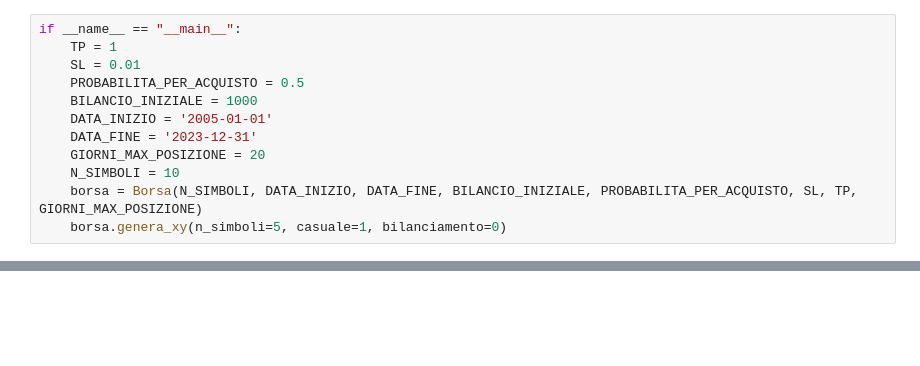
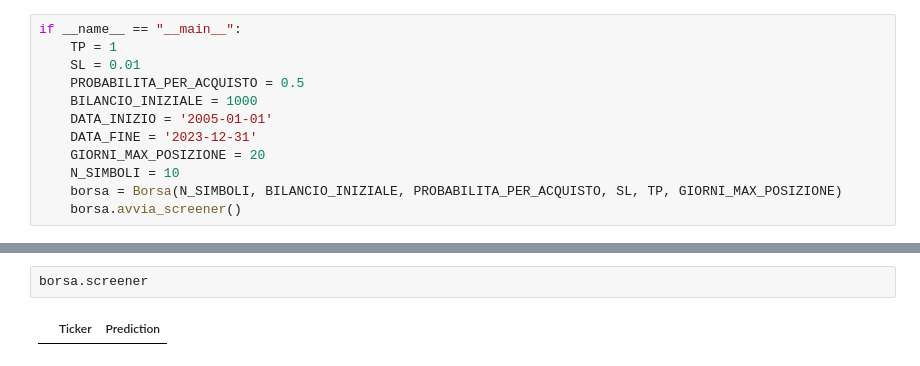
Before and after one commit to enricomarchi/Borsa, a Jupyter notebook: Test_trading_multiplo.ipynb, the cells around one changed output, grey strips where cells are left out. Cells and saved outputs as stored; diff of their text form; blank space fills up the shorter version.

```diff
--- a/Test_trading_multiplo.ipynb
+++ b/Test_trading_multiplo.ipynb
@@ -296,6 +329,6 @@ if __name__ == "__main__":
     DATA_FINE = '2023-12-31'
     GIORNI_MAX_POSIZIONE = 20
     N_SIMBOLI = 10
-    borsa = Borsa(N_SIMBOLI, DATA_INIZIO, DATA_FINE, BILANCIO_INIZIALE, PROBABILITA_PER_ACQUISTO, SL, TP, GIORNI_MAX_POSIZIONE)
-    borsa.genera_xy(n_simboli=5, casuale=1, bilanciamento=0)
+    borsa = Borsa(N_SIMBOLI, BILANCIO_INIZIALE, PROBABILITA_PER_ACQUISTO, SL, TP, GIORNI_MAX_POSIZIONE)
+    borsa.avvia_screener()
 # %% [output]
@@ -407,0 +450,4 @@ Errore per SLG^PRI: 'Index' object has no attribute 'date'
+# %%
+borsa.screener
+# %% [output]
+|  | Ticker | Prediction |
```
Also changed, not shown: parts of 2 cells of this notebook, 2 other files.
